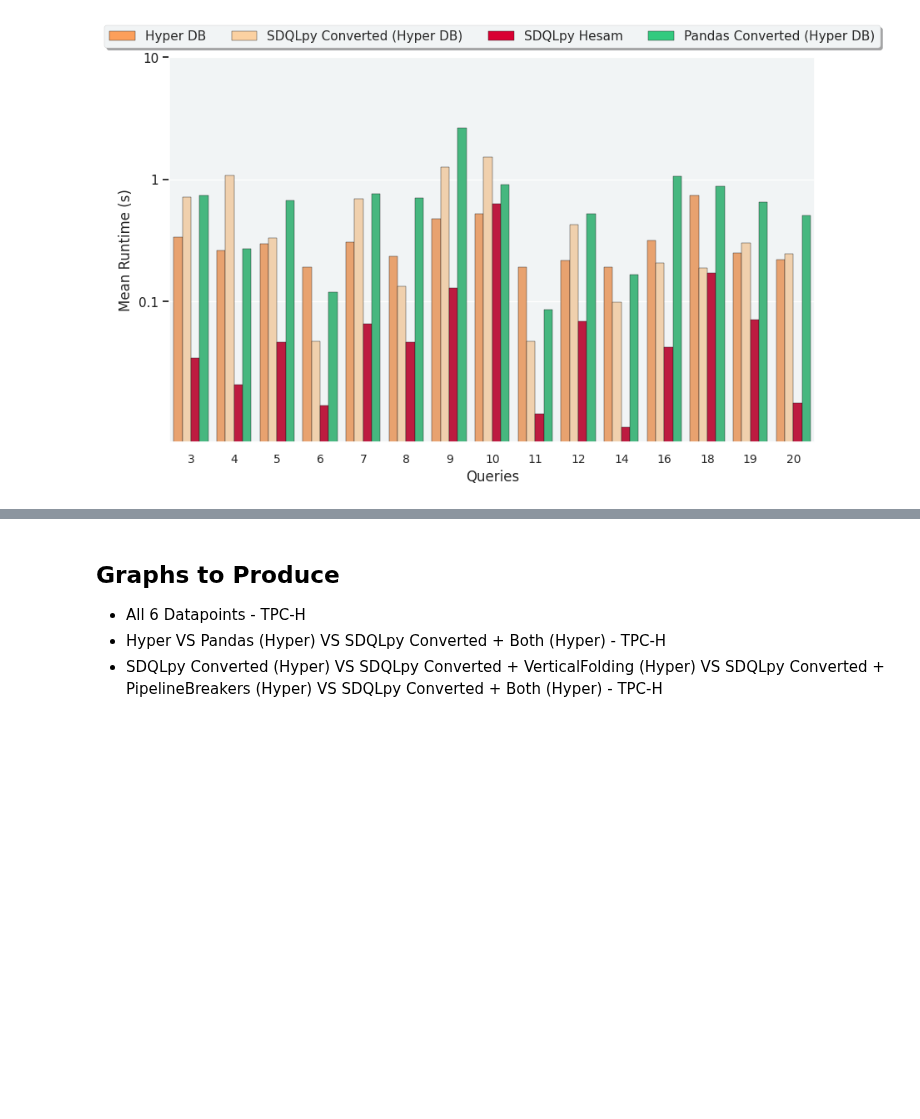
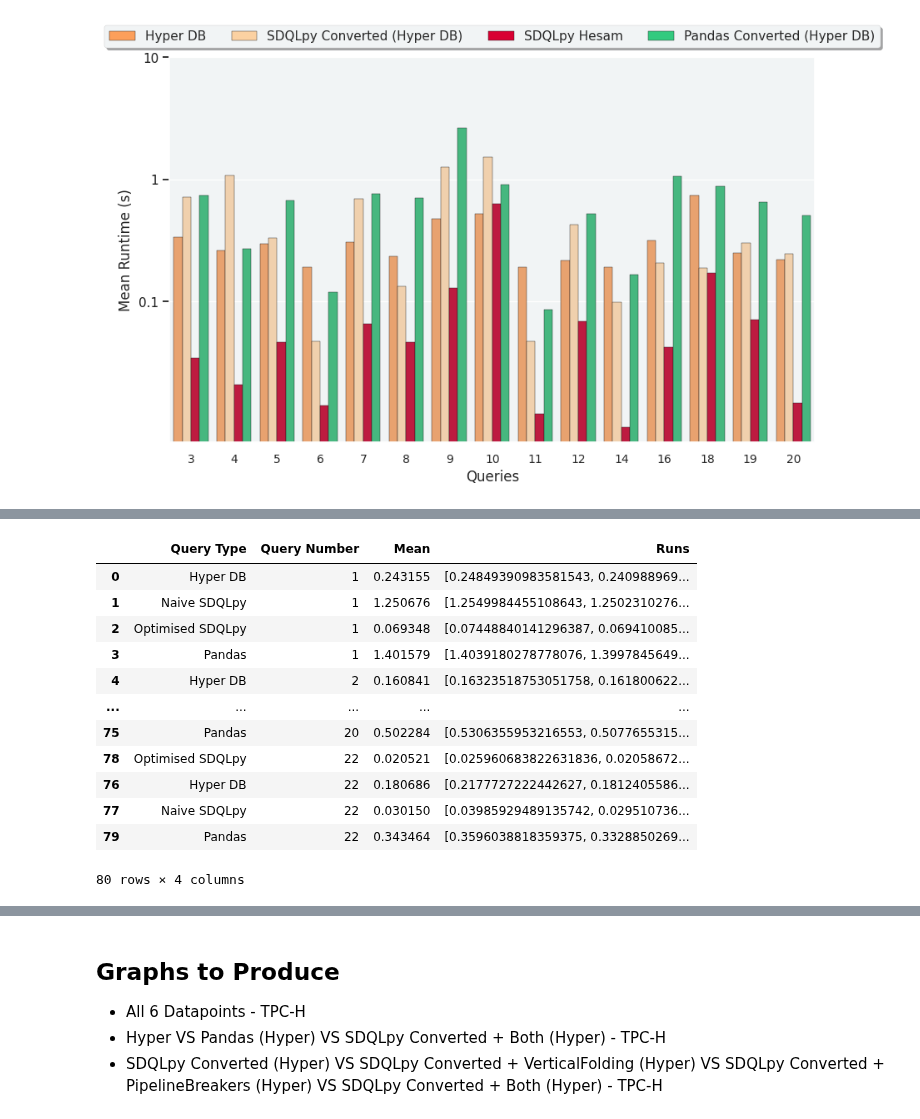
Before and after one commit to groegercesg/QueryBridge, a Jupyter notebook: benchmarking/notebooks/year2_analysis.ipynb, the cells around one changed output, grey strips where cells are left out. Drawn from its saved outputs; the diff is of its cells as text; code cells hidden in the pictures; blank space fills up the shorter version.

```diff
--- a/benchmarking/notebooks/year2_analysis.ipynb
+++ b/benchmarking/notebooks/year2_analysis.ipynb
@@ -216,0 +229,16 @@ The DataFrame has 60 rows
+# %%
+results
+# %% [output]
+|  | Query Type | Query Number | Mean | Runs |
+| 0 | Hyper DB | 1 | 0.243155 | [0.24849390983581543, 0.240988969... |
+| 1 | Naive SDQLpy | 1 | 1.250676 | [1.2549984455108643, 1.2502310276... |
+| 2 | Optimised SDQLpy | 1 | 0.069348 | [0.07448840141296387, 0.069410085... |
+| 3 | Pandas | 1 | 1.401579 | [1.4039180278778076, 1.3997845649... |
+| 4 | Hyper DB | 2 | 0.160841 | [0.16323518753051758, 0.161800622... |
+| ... | ... | ... | ... | ... |
+| 75 | Pandas | 20 | 0.502284 | [0.5306355953216553, 0.5077655315... |
+| 78 | Optimised SDQLpy | 22 | 0.020521 | [0.025960683822631836, 0.02058672... |
+| 76 | Hyper DB | 22 | 0.180686 | [0.2177727222442627, 0.1812405586... |
+| 77 | Naive SDQLpy | 22 | 0.030150 | [0.03985929489135742, 0.029510736... |
+| 79 | Pandas | 22 | 0.343464 | [0.3596038818359375, 0.3328850269... |
+80 rows × 4 columns
```
Also changed, not shown: parts of 7 cells of this notebook, 3 other files.
